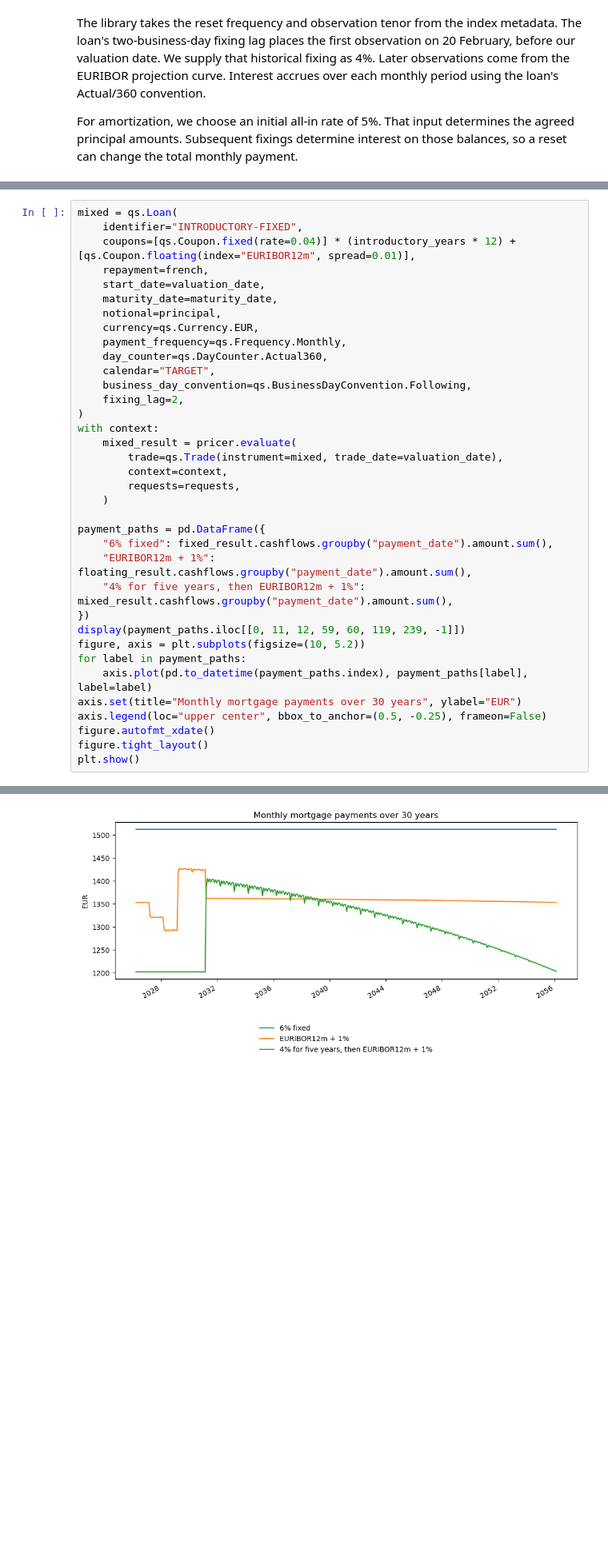
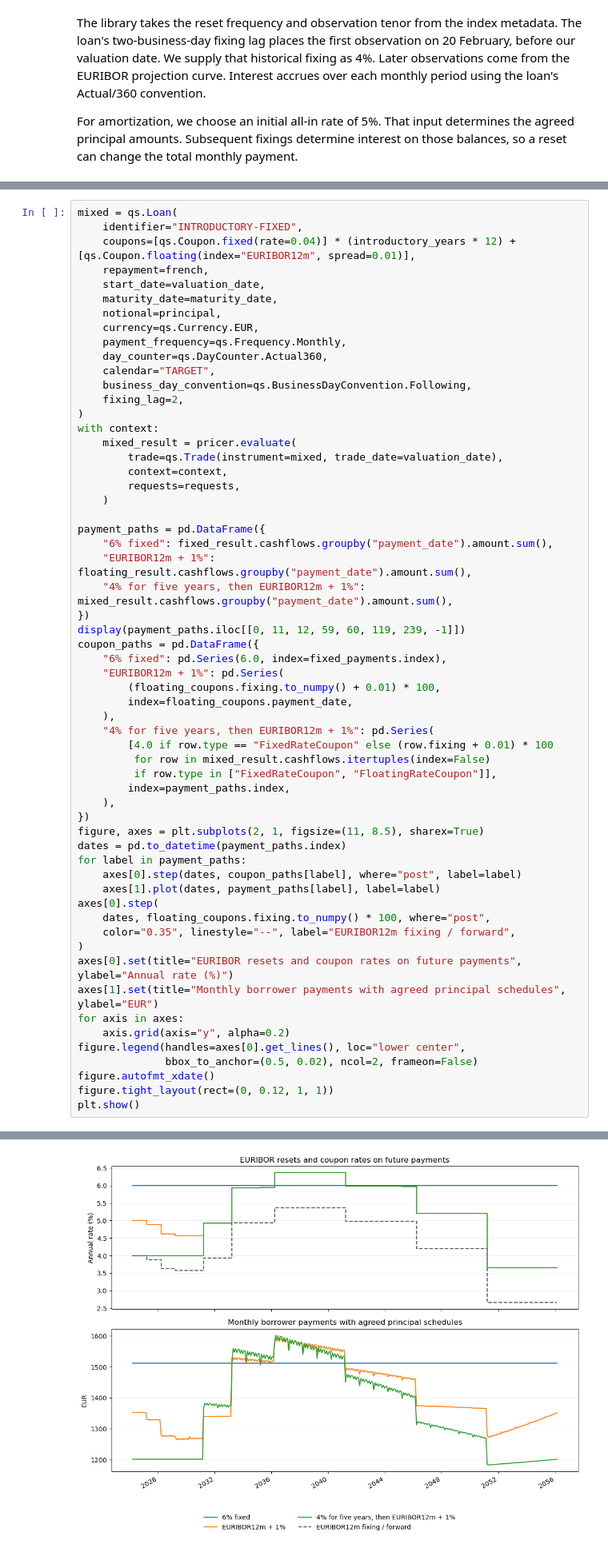
Before and after one commit to jmelo11/quantsupport, a Jupyter notebook: bindings/python/examples/valuation/loans/loans.ipynb, the cells around one changed output, grey strips where cells are left out. Shown at 80% size. Cells and saved outputs as stored; diff of their text form; blank space fills up the shorter version.

```diff
--- a/bindings/python/examples/valuation/loans/loans.ipynb
+++ b/bindings/python/examples/valuation/loans/loans.ipynb
@@ -417,13 +434,36 @@ payment_paths = pd.DataFrame({
     "4% for five years, then EURIBOR12m + 1%": mixed_result.cashflows.groupby("payment_date").amount.sum(),
 })
 display(payment_paths.iloc[[0, 11, 12, 59, 60, 119, 239, -1]])
-figure, axis = plt.subplots(figsize=(10, 5.2))
+coupon_paths = pd.DataFrame({
+    "6% fixed": pd.Series(6.0, index=fixed_payments.index),
+    "EURIBOR12m + 1%": pd.Series(
+        (floating_coupons.fixing.to_numpy() + 0.01) * 100,
+        index=floating_coupons.payment_date,
+    ),
+    "4% for five years, then EURIBOR12m + 1%": pd.Series(
+        [4.0 if row.type == "FixedRateCoupon" else (row.fixing + 0.01) * 100
+         for row in mixed_result.cashflows.itertuples(index=False)
+         if row.type in ["FixedRateCoupon", "FloatingRateCoupon"]],
+        index=payment_paths.index,
+    ),
+})
+figure, axes = plt.subplots(2, 1, figsize=(11, 8.5), sharex=True)
+dates = pd.to_datetime(payment_paths.index)
 for label in payment_paths:
-    axis.plot(pd.to_datetime(payment_paths.index), payment_paths[label], label=label)
-axis.set(title="Monthly mortgage payments over 30 years", ylabel="EUR")
-axis.legend(loc="upper center", bbox_to_anchor=(0.5, -0.25), frameon=False)
+    axes[0].step(dates, coupon_paths[label], where="post", label=label)
+    axes[1].plot(dates, payment_paths[label], label=label)
+axes[0].step(
+    dates, floating_coupons.fixing.to_numpy() * 100, where="post",
+    color="0.35", linestyle="--", label="EURIBOR12m fixing / forward",
+)
+axes[0].set(title="EURIBOR resets and coupon rates on future payments", ylabel="Annual rate (%)")
+axes[1].set(title="Monthly borrower payments with agreed principal schedules", ylabel="EUR")
+for axis in axes:
+    axis.grid(axis="y", alpha=0.2)
+figure.legend(handles=axes[0].get_lines(), loc="lower center",
+              bbox_to_anchor=(0.5, 0.02), ncol=2, frameon=False)
 figure.autofmt_xdate()
-figure.tight_layout()
+figure.tight_layout(rect=(0, 0.12, 1, 1))
 plt.show()
 # %% [output]
 |  | 6% fixed | EURIBOR12m + 1% | 4% for five years, then EURIBOR12... |
@@ -439,4 +479,4 @@ plt.show()
-[figure, old version]
+[figure, new version]
 # %% [markdown]
 Floating coupons can also have an all-in floor and cap. For a 2% floor and
 4.5% cap, the coupon is $\min(4.5\%,\max(2\%,L+1\%))$, where $L$ is the index
```
Also changed, not shown: parts of 15 cells of this notebook, 3 other files.
